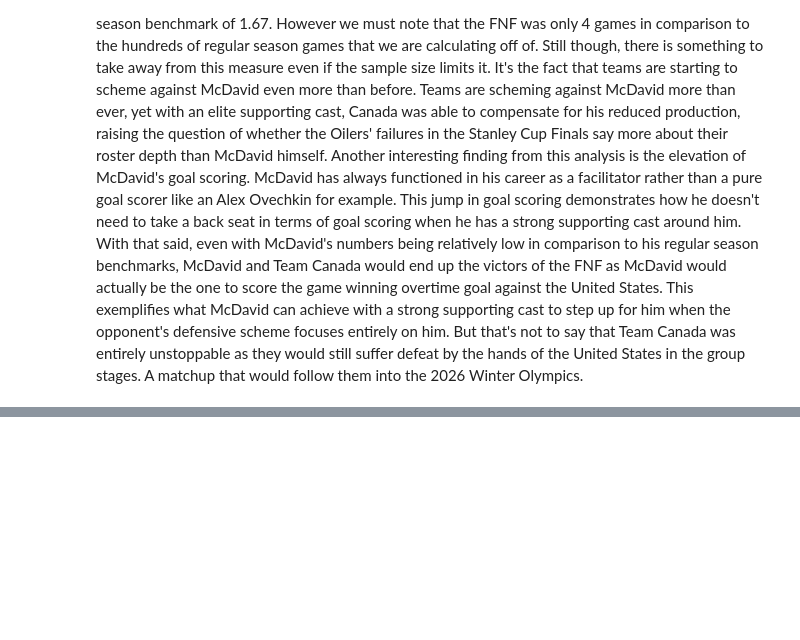
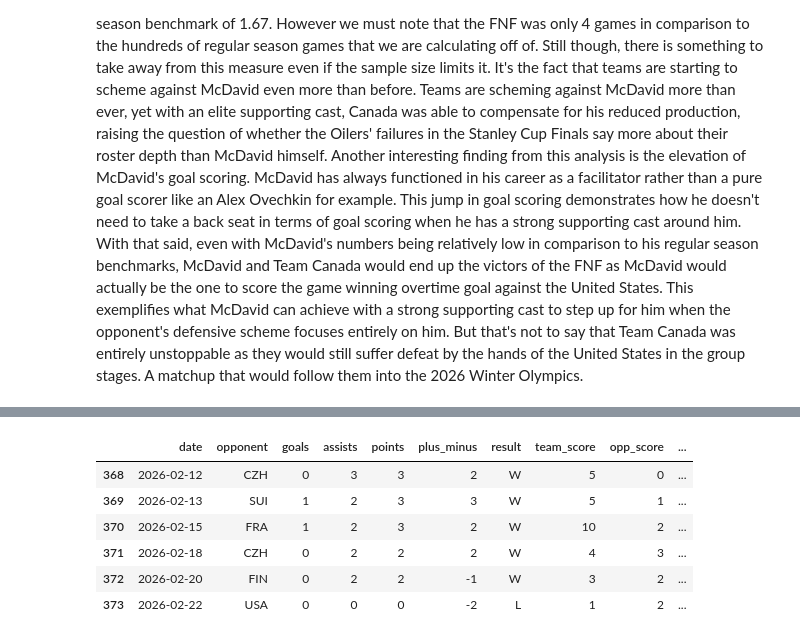
Before and after one commit to KylanHuynh7/Variance97, a Jupyter notebook: notebooks/01_data_loading_and_exploration.ipynb, the cells around one changed output, grey strips where cells are left out. Cells and saved outputs as stored; diff of their text form; code cells hidden in the pictures; blank space fills up the shorter version.

```diff
--- a/notebooks/01_data_loading_and_exploration.ipynb
+++ b/notebooks/01_data_loading_and_exploration.ipynb
@@ -403,0 +418,13 @@ Once again we utilized McDavid's regular season points average of 1.67 as a benc
+# %%
+olympics_df = mcdavid_df[mcdavid_df['game_context'].str.contains('olympics')]
+olympics_df[['date', 'opponent', 'goals', 'assists', 'points',
+             'plus_minus', 'result', 'team_score', 'opp_score',
+             'game_context']].sort_values('date')
+# %% [output]
+|  | date | opponent | goals | assists | points | plus_minus | result | team_score | opp_score | ... |
+| 368 | 2026-02-12 | CZH | 0 | 3 | 3 | 2 | W | 5 | 0 | ... |
+| 369 | 2026-02-13 | SUI | 1 | 2 | 3 | 3 | W | 5 | 1 | ... |
+| 370 | 2026-02-15 | FRA | 1 | 2 | 3 | 2 | W | 10 | 2 | ... |
+| 371 | 2026-02-18 | CZH | 0 | 2 | 2 | 2 | W | 4 | 3 | ... |
+| 372 | 2026-02-20 | FIN | 0 | 2 | 2 | -1 | W | 3 | 2 | ... |
+| 373 | 2026-02-22 | USA | 0 | 0 | 0 | -2 | L | 1 | 2 | ... |
```
Also changed, not shown: parts of 9 cells of this notebook.
